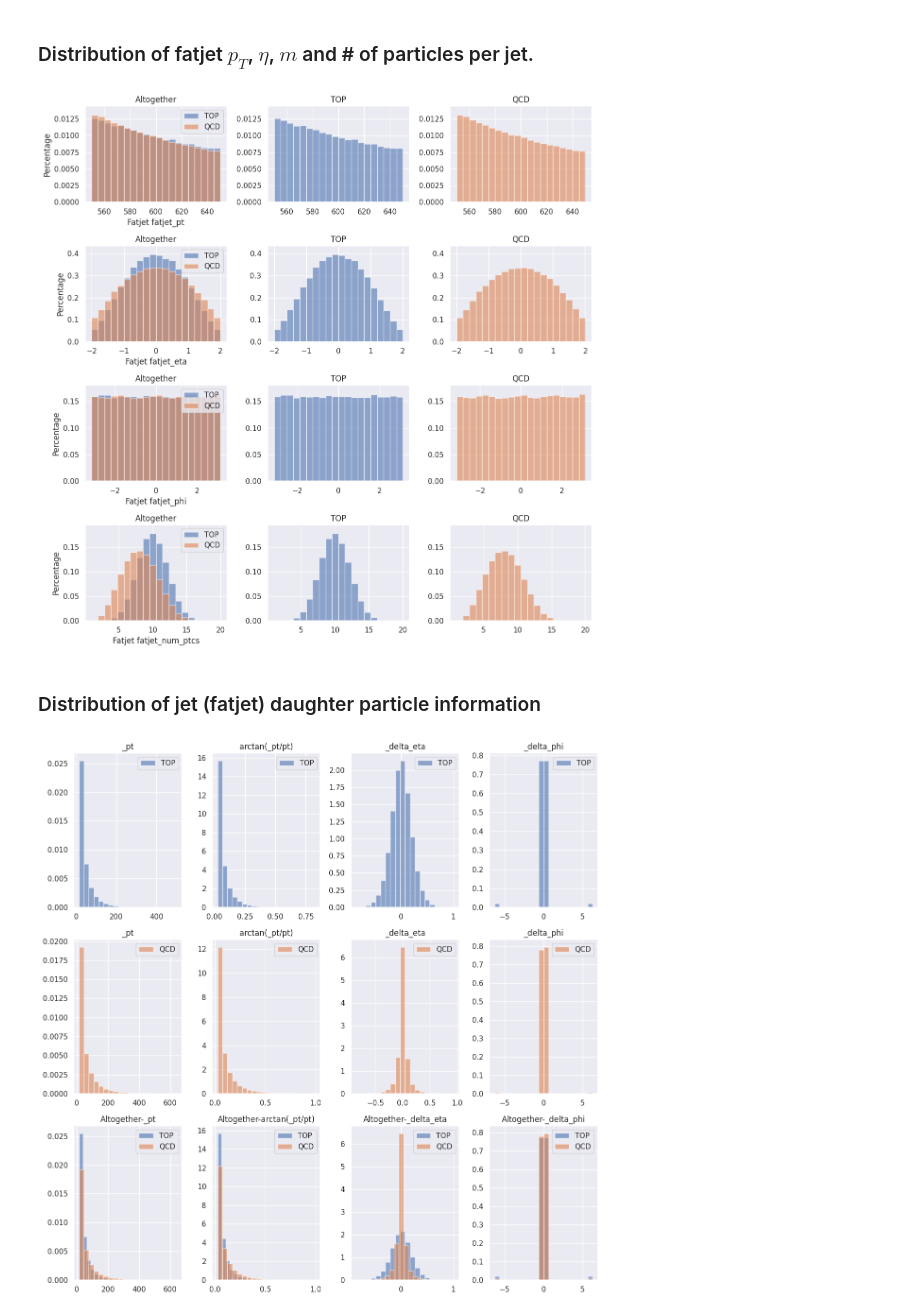
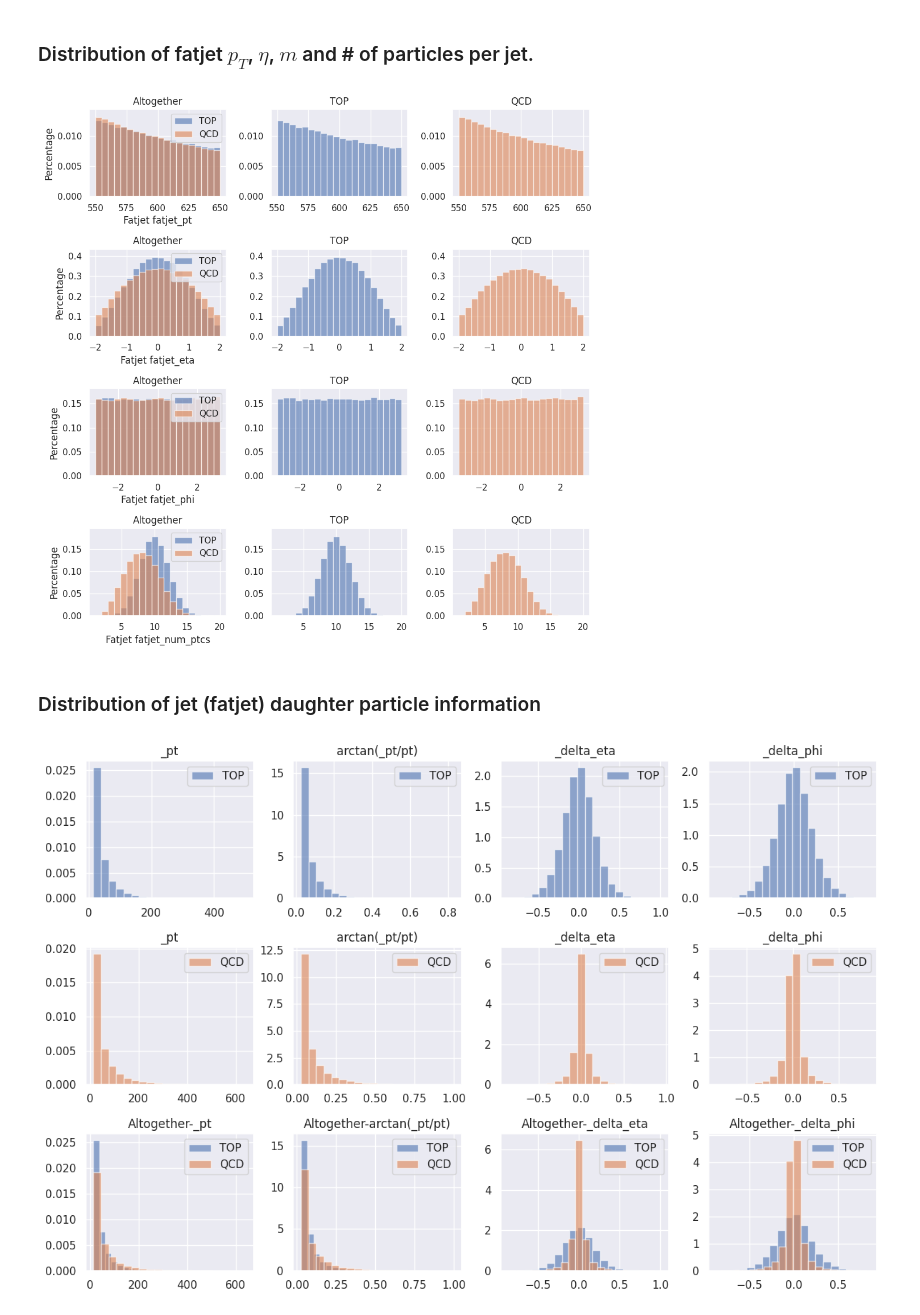
Before and after one commit to maplexgitx0302/QML-QCGNN, a Jupyter notebook: notebooks/dataset_top.ipynb, the cells around one changed output. Cells and saved outputs as stored; diff of their text form; code cells hidden in the pictures.

```diff
--- a/notebooks/dataset_top.ipynb
+++ b/notebooks/dataset_top.ipynb
@@ -33,7 +36,7 @@ fatjet_list = [
 # Figure configurations.
 num_row = 4 # Number of rows.
 num_col = len(channel_list) + 1 # Number of columns, "+1" used for total.
-width, height = 3 * (num_col + 1), 3 * num_row # Figure width and height.
+width, height = 2.5 * (num_col + 1), 2.5 * num_row # Figure width and height.
 
 # Create figures.
 fig, ax = plt.subplots(num_row, num_col, figsize=(width, height))
@@ -112,7 +115,7 @@ draw_jet_eflow_distribution(ax[2], 'fatjet_phi', bins=20)
 draw_jet_eflow_distribution(ax[3], 'fatjet_num_ptcs', bins=20)
 plt.tight_layout()
 # %% [output]
-[figure, old version]
+[figure, new version]
 # %% [markdown]
 ### Distribution of jet (fatjet) daughter particle information
 # %%
@@ -140,7 +143,7 @@ def get_raveled_events(events: ak.Array):
     daughter_pt = events['pt']
     delta_eta = events['delta_eta']
     delta_phi = events['delta_phi']
-    # delta_phi = np.mod(delta_phi + np.pi, 2 * np.pi) - np.pi
+    delta_phi = np.mod(delta_phi + np.pi, 2 * np.pi) - np.pi
 
     return {
         "_pt": ak.ravel(daughter_pt),
@@ -159,7 +162,7 @@ feature_keys = list(raveled_events_list[0].keys())
 num_row = len(channel_list) + 1 # Number of rows.
 num_col = len(feature_keys) # Number of columns.
 width = 3 * num_col # Figure width.
-height = 3 * (num_row + 1) # Figure height.
+height = 2 * (num_row + 1) # Figure height.
 
 # Create figures.
 fig, ax = plt.subplots(num_row, num_col, figsize=(width, height))
@@ -168,31 +171,31 @@ for feature_idx in range(len(feature_keys)):
     feature = feature_keys[feature_idx]
 
     for channel_idx in range(len(channel_list)):
         feature_array = raveled_events_list[channel_idx][feature]
         feature_array = np.array(feature_array)
 
         # Individual figure for each channel.
         individual_ax = ax[channel_idx][feature_idx]
         draw_feature_hist(
             ax=individual_ax,
             x=feature_array,
             channel=channel_list[channel_idx],
             color_idx=channel_idx
         )
         individual_ax.set_title(f"{feature}")
         individual_ax.legend()
 
         # Altogether in a figure.
         altogether_ax = ax[num_row-1][feature_idx]
         draw_feature_hist(
             ax=altogether_ax,
             x=feature_array,
             channel=channel_list[channel_idx],
             color_idx=channel_idx
         )
         altogether_ax.set_title(f"Altogether-{feature}")
         altogether_ax.legend()
 
 plt.tight_layout()
 # %% [output]
-[figure, old version]
+[figure, new version]
```
Also changed, not shown: parts of 1 cell of this notebook, 8 other files.
